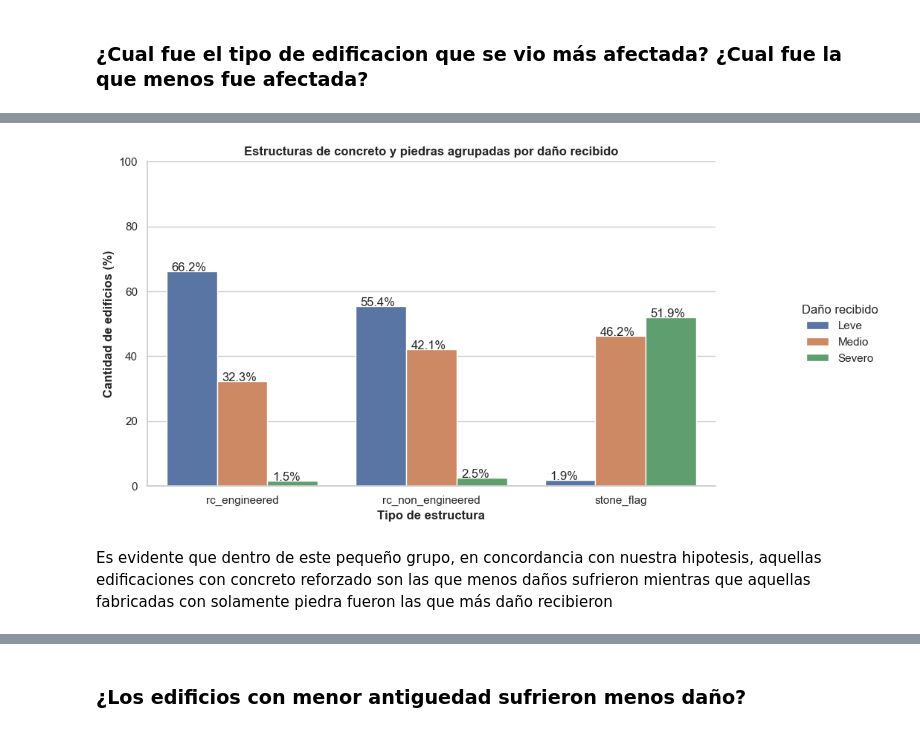
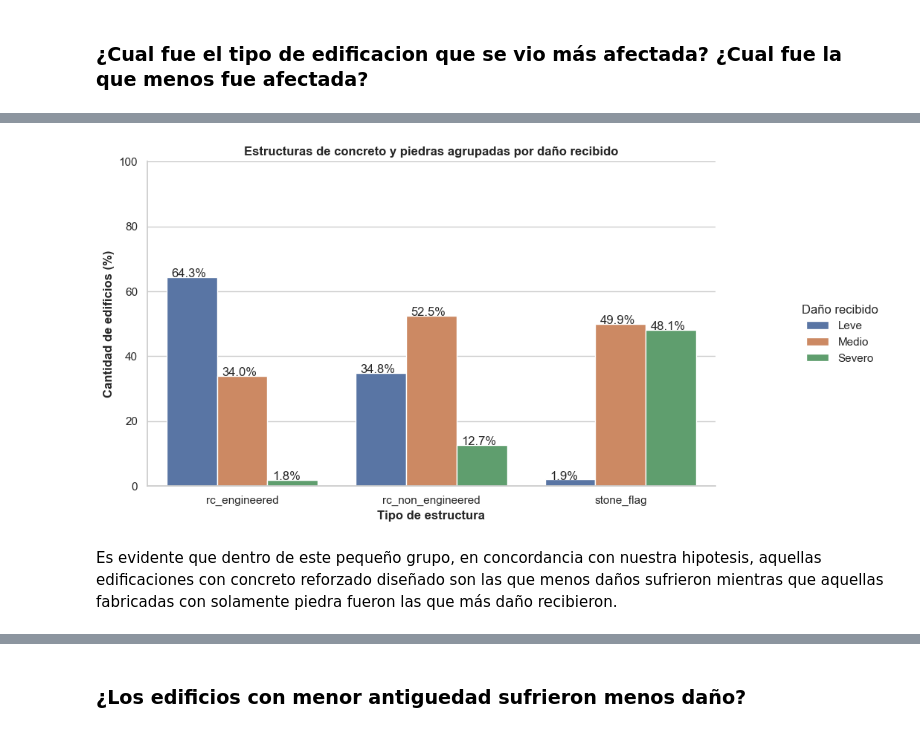
Before and after one commit to FacuMastri/richters-predictor-earthquake, a Jupyter notebook: tp1/1-analisis-exploratorio.ipynb, the cells around one changed output, grey strips where cells are left out. Cells and saved outputs as stored; diff of their text form; code cells hidden in the pictures.

```diff
--- a/tp1/1-analisis-exploratorio.ipynb
+++ b/tp1/1-analisis-exploratorio.ipynb
@@ -417,0 +542,16 @@ Es de suma importancia aclarar que, en funcion a la cantidad de datos registrado
+# %%
+g = sns.catplot(x='superestructura', y='porcentaje', hue='damage_grade', kind='bar', data=top_5_estructuras_y_daño_sin_mud_stone, orient='v')
+g.fig.set_size_inches(14, 7)
+g._legend.set_title('Daño recibido')
+g.ax.set_ylim(0, 100)
+new_labels = ['Leve', 'Medio', 'Severo']
+for x, y in zip(g._legend.texts, new_labels): x.set_text(y)
+for p in g.ax.patches:
+    texto = str(p.get_height().round(1)) + '%'
+    pos_x = p.get_x() + 0.025
+    pos_y = p.get_height()
+    g.ax.text(pos_x, pos_y, texto)
+plt.ylabel('Cantidad de edificios (%)', weight='bold')
+plt.xlabel("Tipo de estructura", weight='bold')
+plt.title("Top 5 de estructuras no realizadas con barro-piedra y por daño recibido", weight='bold')
+plt.show(g)
@@ -418,7 +564,12 @@ Es de suma importancia aclarar que, en funcion a la cantidad de datos registrado
 # %%
 # Que pasa si comparamos aquellas con concreto reforzado no-diseñado/diseñado y con viviendas construidas con piedras?
-for_comparison = ['stone_flag', 'rc_engineered', 'rc_non_engineered']
-edificios_con_stone_y_rc = cantidad_por_tipo_y_danio.loc[cantidad_por_tipo_y_danio['superstructure_type'].isin(for_comparison), :]
+for_comparison = ['has_superstructure_rc_non_engineered', 'has_superstructure_rc_engineered', 'has_superstructure_stone_flag']
+edificios_con_stone_y_rc = df_buildings.loc[(df_buildings['has_superstructure_stone_flag'] == 1) |\
+                                                   (df_buildings['has_superstructure_rc_engineered'] == 1) |\
+                                                   (df_buildings['has_superstructure_rc_non_engineered'] == 1), for_comparison]
 # %%
-edificios_con_stone_y_rc
+edificios_con_stone_y_rc['superestructura'] = edificios_con_stone_y_rc.idxmax(axis=1)
+edificios_con_stone_y_rc['superestructura'] = edificios_con_stone_y_rc['superestructura'].map(lambda x: x.replace('has_superstructure_', ''))
+edificios_con_stone_y_rc = edificios_con_stone_y_rc.join(df_buildings.loc[:, ['damage_grade']], how='inner', on='building_id')
+edificios_con_stone_y_rc.head()
 # %% [output]
@@ -434,0 +583,6 @@ edificios_con_stone_y_rc
+# %%
+agrupado_por_daño_y_estructura = edificios_con_stone_y_rc.groupby(['superestructura', 'damage_grade']).agg({'superestructura': 'count'})\
+                            .rename(columns={'superestructura': 'cantidad'})
+agrupado_por_daño_y_estructura['porcentaje'] = (agrupado_por_daño_y_estructura / (agrupado_por_daño_y_estructura.groupby(level=0).transform("sum"))) * 100
+agrupado_por_daño_y_estructura.reset_index(inplace=True)
+agrupado_por_daño_y_estructura.head()
@@ -435,20 +609,20 @@ edificios_con_stone_y_rc
 # %%
-g = sns.catplot(x='superstructure_type', y='porcentaje', hue='damage_grade', kind='bar', data=edificios_con_stone_y_rc, orient='v')
+g = sns.catplot(x='superestructura', y='porcentaje', hue='damage_grade', kind='bar', data=agrupado_por_daño_y_estructura, orient='v')
 g.fig.set_size_inches(11, 5)
 g._legend.set_title('Daño recibido')
 new_labels = ['Leve', 'Medio', 'Severo']
 g.ax.set_ylim(0, 100)
 for x, y in zip(g._legend.texts, new_labels): x.set_text(y)
 for p in g.ax.patches:
     texto = str(p.get_height().round(1)) + '%'
     pos_x = p.get_x() + 0.025
     pos_y = p.get_height()
     g.ax.text(pos_x, pos_y, texto)
 plt.ylabel('Cantidad de edificios (%)', weight='bold')
 plt.xlabel("Tipo de estructura", weight='bold')
 plt.title("Estructuras de concreto y piedras agrupadas por daño recibido", weight='bold')
 plt.show(g)
 # %% [output]
-[figure, old version]
+[figure, new version]
 # %% [markdown]
-Es evidente que dentro de este pequeño grupo, en concordancia con nuestra hipotesis, aquellas edificaciones con concreto reforzado son las que menos daños sufrieron mientras que aquellas fabricadas con solamente piedra fueron las que más daño recibieron
+Es evidente que dentro de este pequeño grupo, en concordancia con nuestra hipotesis, aquellas edificaciones con concreto reforzado diseñado son las que menos daños sufrieron mientras que aquellas fabricadas con solamente piedra fueron las que más daño recibieron.
```
Also changed, not shown: parts of 62 cells of this notebook.
